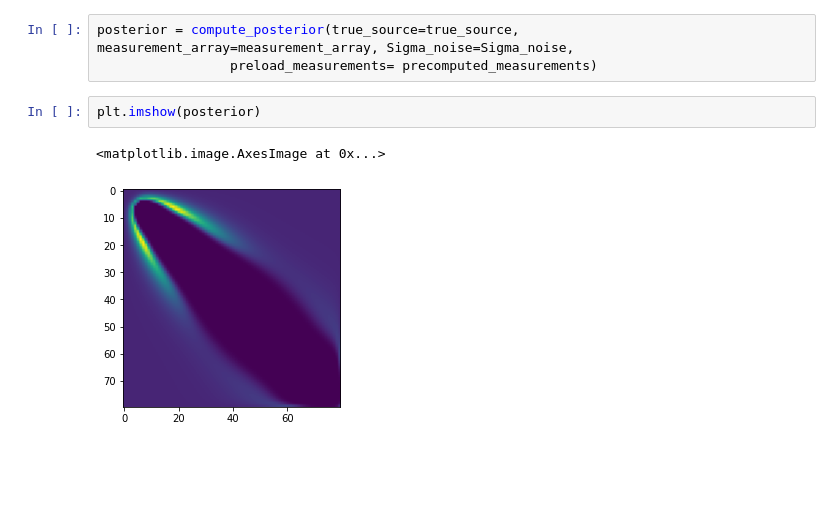
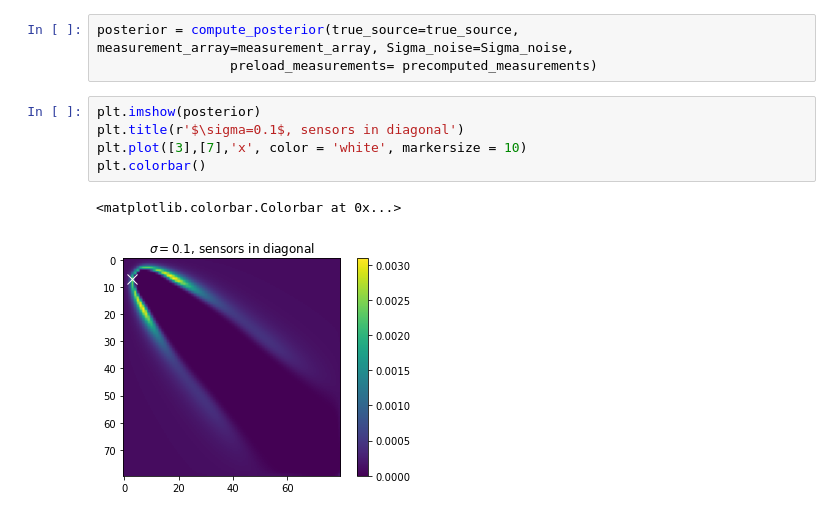
Before and after one commit to edejong-caltech/smoking_hot_inverse_problems, a Jupyter notebook: Bayesian_Inference.ipynb, the cells around one changed output. Drawn from its saved outputs; the diff is of its cells as text; blank space fills up the shorter version.

Commit message:
Plot creation

```diff
--- a/Bayesian_Inference.ipynb
+++ b/Bayesian_Inference.ipynb
@@ -77,6 +77,9 @@ posterior = compute_posterior(true_source=true_source, measurement_array=measure
                  preload_measurements= precomputed_measurements)
 # %%
 plt.imshow(posterior)
+plt.title(r'$\sigma=0.1$, sensors in diagonal')
+plt.plot([3],[7],'x', color = 'white', markersize = 10)
+plt.colorbar()
 # %% [output]
-<matplotlib.image.AxesImage at 0x...>
+<matplotlib.colorbar.Colorbar at 0x...>
-[figure, old version]
+[figure, new version]
```
Also changed, not shown: parts of 1 cell of this notebook.
